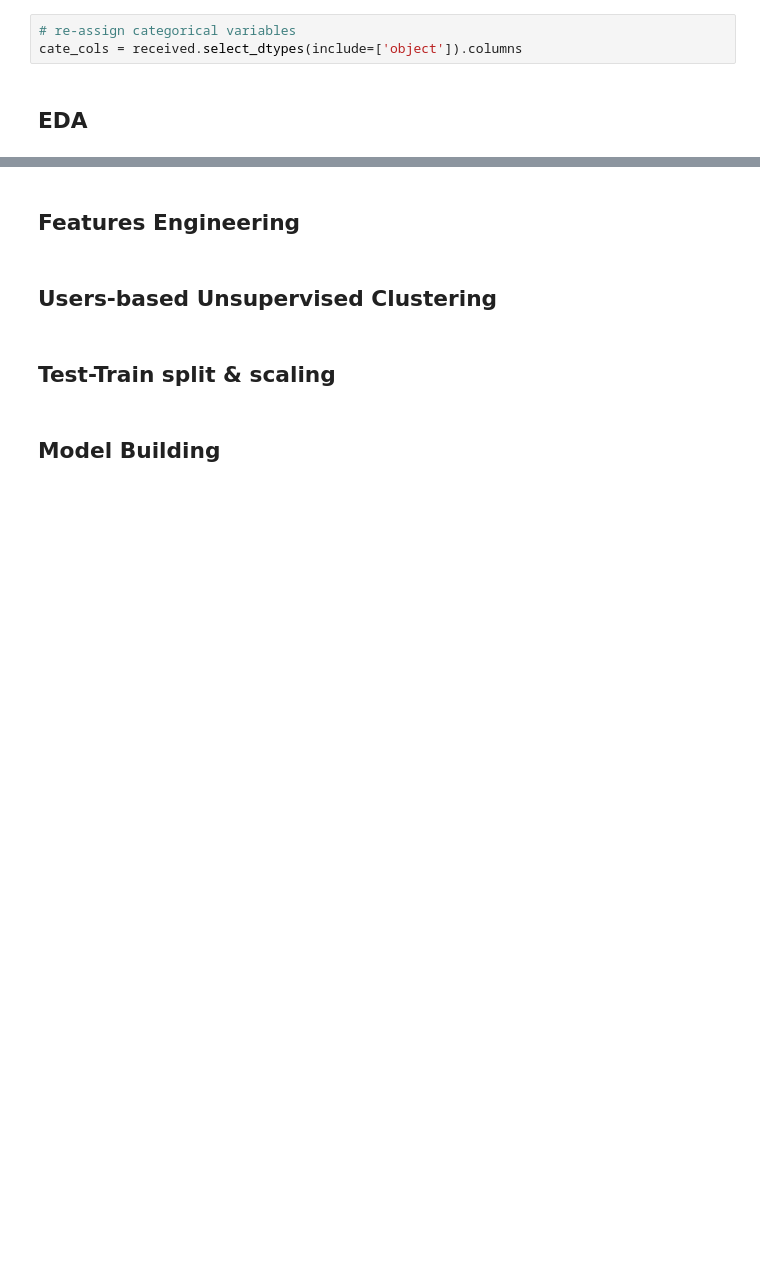
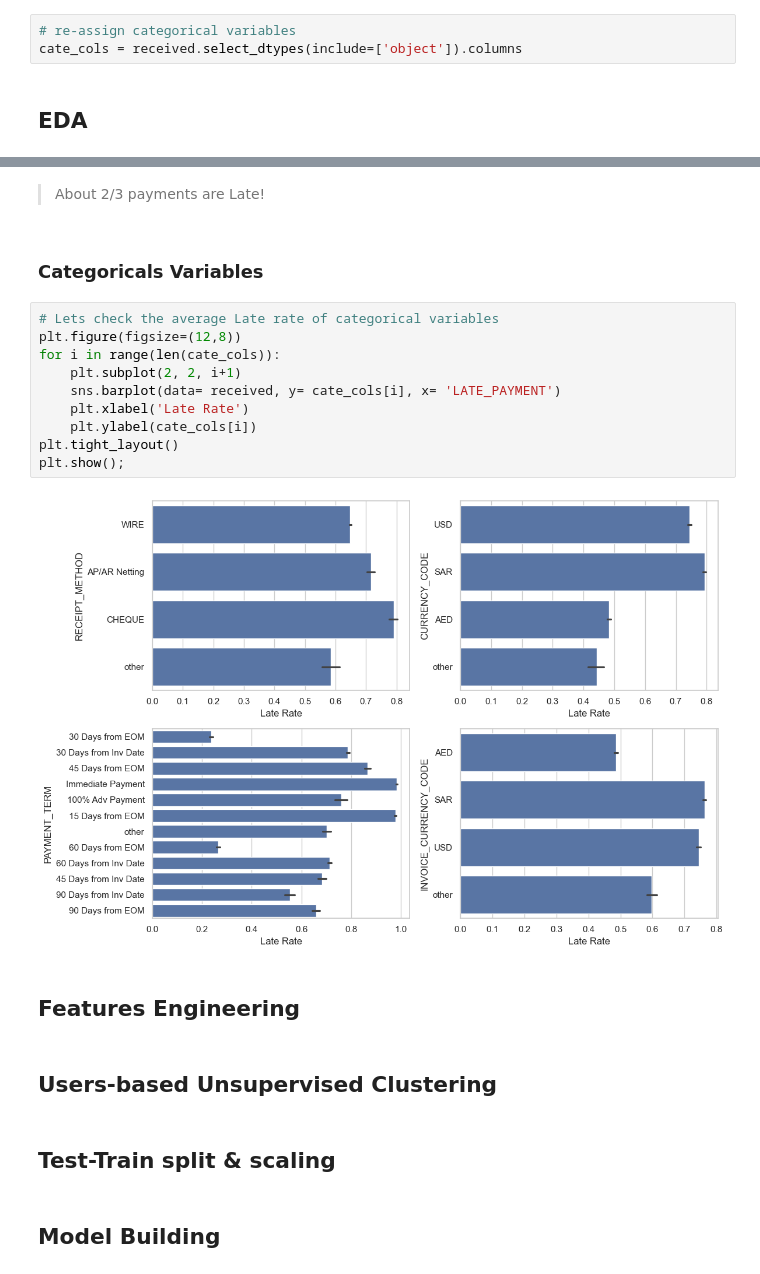
Before and after one commit to liemnh98/upGrad-Domain-Oriented-Case-Study, a Jupyter notebook: main_code.iPynb, the cells around one changed output, grey strips where cells are left out. Saved outputs shown, nothing was run; the diff lists cells and outputs as text; blank space fills up the shorter version.

```diff
--- a/main_code.iPynb
+++ b/main_code.iPynb
@@ -162,3 +228,19 @@ cate_cols = received.select_dtypes(include=['object']).columns
+# %% [markdown]
+> About 2/3 payments are Late!
+# %% [markdown]
+### Categoricals Variables
+# %%
+# Lets check the average Late rate of categorical variables
+plt.figure(figsize=(12,8))
+for i in range(len(cate_cols)):
+    plt.subplot(2, 2, i+1)
+    sns.barplot(data= received, y= cate_cols[i], x= 'LATE_PAYMENT')
+    plt.xlabel('Late Rate')
+    plt.ylabel(cate_cols[i])
+plt.tight_layout()
+plt.show();
+# %% [output]
+[figure, added]
 # %% [markdown]
 ## Features Engineering
 # %% [markdown]
```
Also changed, not shown: parts of 11 cells of this notebook.
